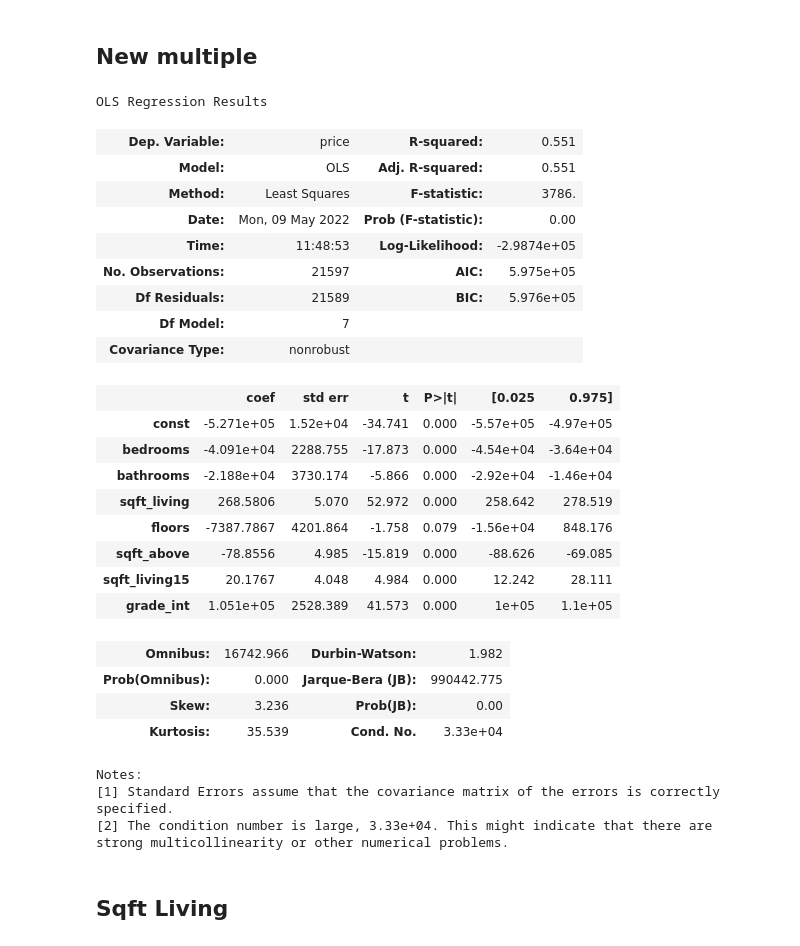
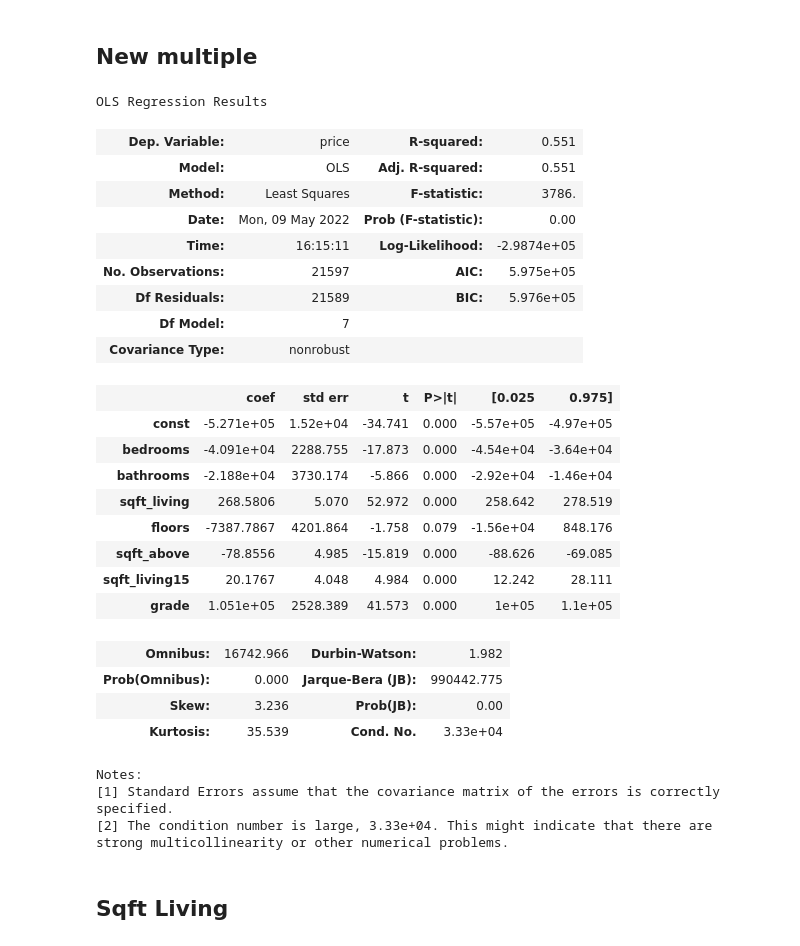
Before and after one commit to anguyen61191/NorthWestCountyProject, a Jupyter notebook: ExploratoryNotebook.ipynb, the cells around one changed output. Drawn from its saved outputs; the diff is of its cells as text; code cells hidden in the pictures.

```diff
--- a/ExploratoryNotebook.ipynb
+++ b/ExploratoryNotebook.ipynb
@@ -199,3 +180,0 @@ array(['7 Average', '6 Low Average', '8 Good', '11 Excellent', '9 Better',
-# %%
-df["grade_int"] = df["grade"].str.split(" ").str[0].astype('int64')
-df["grade_int"]
@@ -230,6 +196,6 @@ Name: grade_int, dtype: int64
 # %%
 endog = df["price"]
-exog = sm.add_constant(df["grade_int"])
+exog = sm.add_constant(df["grade"])
 lin_reg_model = sm.OLS(endog, exog)
 lin_reg_model.fit().summary()
 # %% [output]
@@ -255,19 +221,19 @@ Notes:
 # %% [markdown]
 ## New multiple
 # %%
-X = df[['bedrooms', 'bathrooms', 'sqft_living', 'floors', 'sqft_above', 'sqft_living15', 'grade_int']]
+X = df[['bedrooms', 'bathrooms', 'sqft_living', 'floors', 'sqft_above', 'sqft_living15', 'grade']]
 y = df['price']
 
 simple_model= sm.OLS(endog=y, exog= sm.add_constant(X)).fit()
 model_summary = simple_model.summary()
 model_summary
 # %% [output]
 OLS Regression Results
 | Dep. Variable: | price | R-squared: | 0.551 |
 | Model: | OLS | Adj. R-squared: | 0.551 |
 | Method: | Least Squares | F-statistic: | 3786. |
 | Date: | Mon, 09 May 2022 | Prob (F-statistic): | 0.00 |
-| Time: | 11:48:53 | Log-Likelihood: | -2.9874e+05 |
+| Time: | 16:15:11 | Log-Likelihood: | -2.9874e+05 |
 | No. Observations: | 21597 | AIC: | 5.975e+05 |
 | Df Residuals: | 21589 | BIC: | 5.976e+05 |
 | Df Model: | 7 |  |  |
@@ -280,7 +246,7 @@ OLS Regression Results
 | floors | -7387.7867 | 4201.864 | -1.758 | 0.079 | -1.56e+04 | 848.176 |
 | sqft_above | -78.8556 | 4.985 | -15.819 | 0.000 | -88.626 | -69.085 |
 | sqft_living15 | 20.1767 | 4.048 | 4.984 | 0.000 | 12.242 | 28.111 |
-| grade_int | 1.051e+05 | 2528.389 | 41.573 | 0.000 | 1e+05 | 1.1e+05 |
+| grade | 1.051e+05 | 2528.389 | 41.573 | 0.000 | 1e+05 | 1.1e+05 |
 | Omnibus: | 16742.966 | Durbin-Watson: | 1.982 |
 | Prob(Omnibus): | 0.000 | Jarque-Bera (JB): | 990442.775 |
 | Skew: | 3.236 | Prob(JB): | 0.00 |
```
Also changed, not shown: parts of 27 cells of this notebook.
